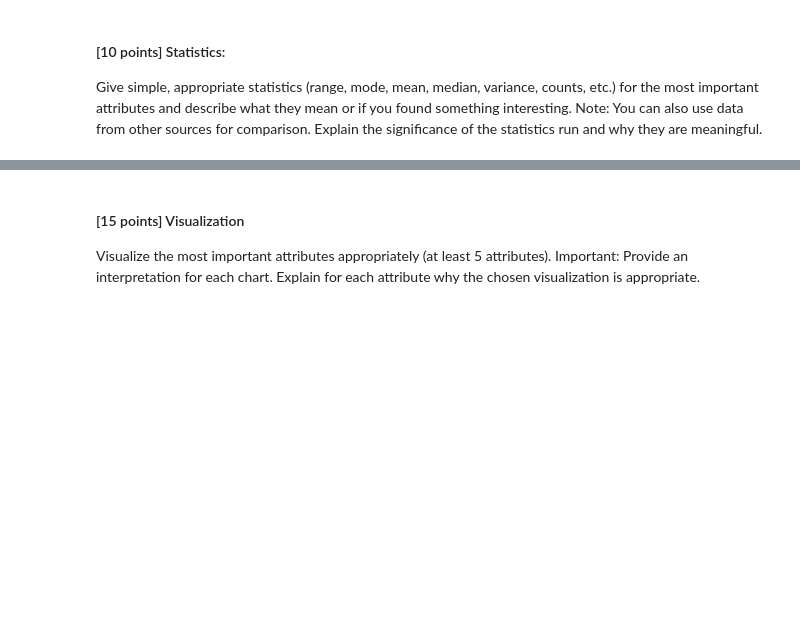
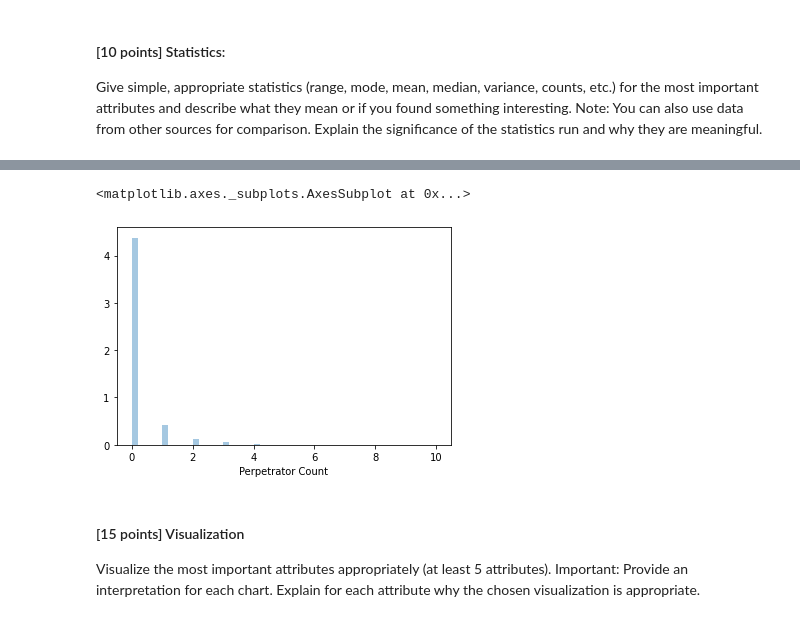
Before and after one commit to pretttyvo/ML1-Visualization-and-Data-Preprocessing, a Jupyter notebook: Lab 1/Jupyter Notebooks/Visualization and Processing-Part I.ipynb, the cells around one changed output, grey strips where cells are left out. Cells and saved outputs as stored; diff of their text form; code cells hidden in the pictures; blank space fills up the shorter version.

```diff
--- a/Lab 1/Jupyter Notebooks/Visualization and Processing-Part I.ipynb
+++ b/Lab 1/Jupyter Notebooks/Visualization and Processing-Part I.ipynb
@@ -65,3 +337,8 @@ comparison. Explain the significance of the statistics run and why they are mean
+# %%
+sns.distplot(df['Perpetrator Count'])
+# %% [output]
+<matplotlib.axes._subplots.AxesSubplot at 0x...>
+[figure, added]
 # %% [markdown]
 #### [15 points] Visualization
 Visualize the most important attributes appropriately (at least 5 attributes).
```
Also changed, not shown: parts of 18 cells of this notebook.
